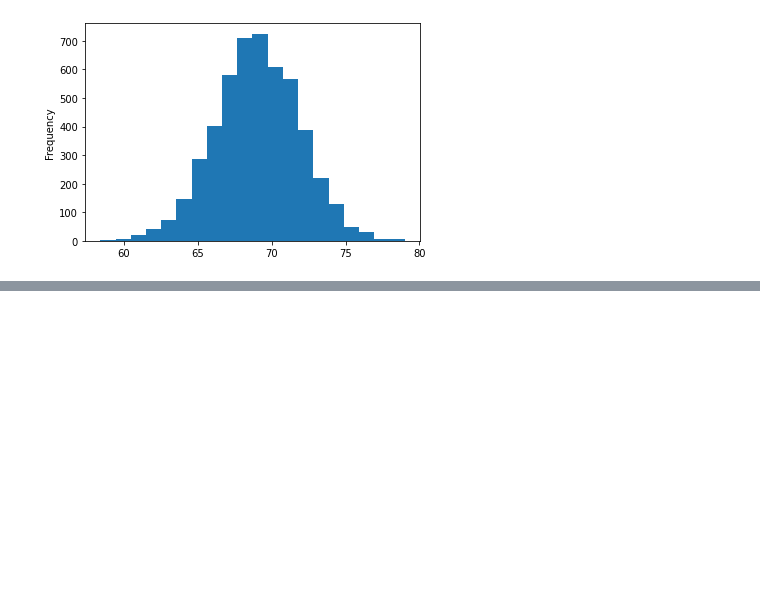
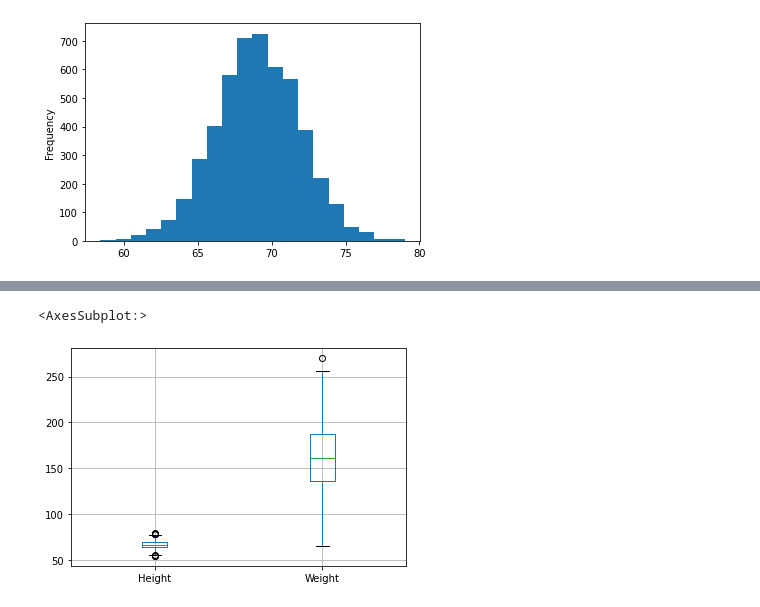
Before and after one commit to Harshhhh1701/Learning--Data-Science, a Jupyter notebook: py9.ipynb, the cells around one changed output, grey strips where cells are left out. Cells and saved outputs as stored; diff of their text form; code cells hidden in the pictures; blank space fills up the shorter version.

```diff
--- a/py9.ipynb
+++ b/py9.ipynb
@@ -38,0 +73,5 @@ data[data['Gender']=='Male']['Height'].plot.hist(bins=20 )
+# %%
+data.boxplot(column=['Height','Weight'])
+# %% [output]
+<AxesSubplot:>
+[figure, added]
```
Also changed, not shown: parts of 9 cells of this notebook.
